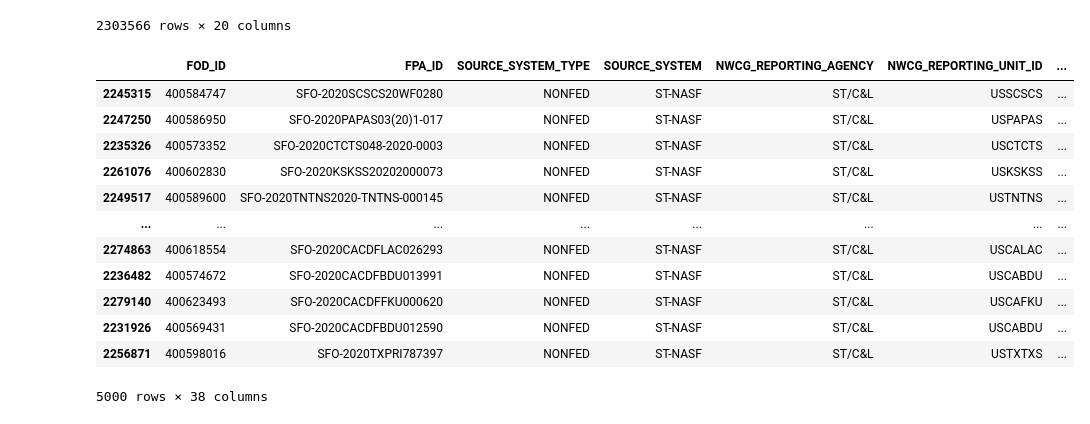
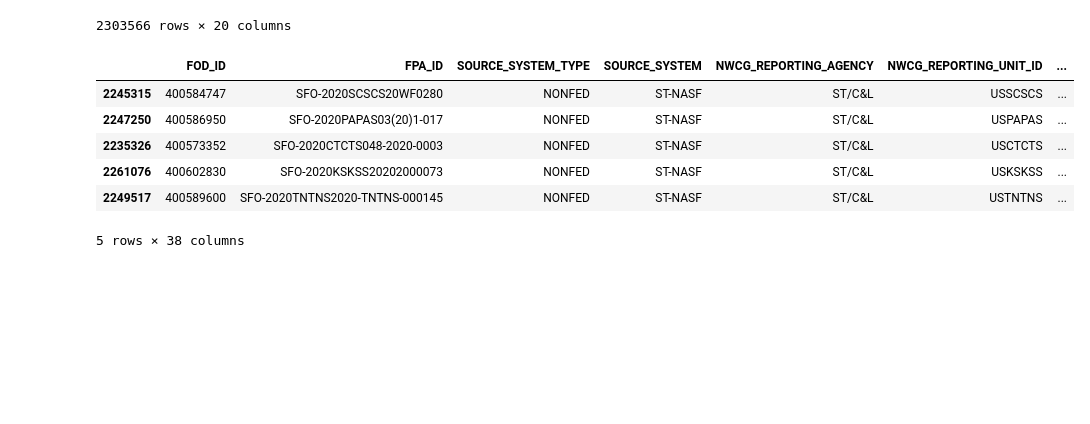
Before and after one commit to mmwitters/wildfire_visualization, a Jupyter notebook: eda.ipynb, the cells around one changed output. Saved outputs shown, nothing was run; the diff lists cells and outputs as text; code cells hidden in the pictures; blank space fills up the shorter version.

```diff
--- a/eda.ipynb
+++ b/eda.ipynb
@@ -42,22 +42,16 @@ geo_data.loc[:, 'FIRE_YEAR':]
 | 2303565 | 2020 | 11/20/2020 | 325 | 1110 | Human | Missing data/not specified/undete... | ... |
 2303566 rows × 20 columns
 # %%
-latest_fires = geo_data[geo_data['FIRE_YEAR'] == 2020].sample(n=5000, random_state=9)
-latest_fires
+latest_fires = geo_data[geo_data['FIRE_YEAR'] == 2020].sample(n=5000, random_state=9) #sample for basic wildfire visualizations
+latest_fires.head()
 # %% [output]
 |  | FOD_ID | FPA_ID | SOURCE_SYSTEM_TYPE | SOURCE_SYSTEM | NWCG_REPORTING_AGENCY | NWCG_REPORTING_UNIT_ID | ... |
 | 2245315 | 400584747 | SFO-2020SCSCS20WF0280 | NONFED | ST-NASF | ST/C&L | USSCSCS | ... |
 | 2247250 | 400586950 | SFO-2020PAPAS03(20)1-017 | NONFED | ST-NASF | ST/C&L | USPAPAS | ... |
 | 2235326 | 400573352 | SFO-2020CTCTS048-2020-0003 | NONFED | ST-NASF | ST/C&L | USCTCTS | ... |
 | 2261076 | 400602830 | SFO-2020KSKSS20202000073 | NONFED | ST-NASF | ST/C&L | USKSKSS | ... |
 | 2249517 | 400589600 | SFO-2020TNTNS2020-TNTNS-000145 | NONFED | ST-NASF | ST/C&L | USTNTNS | ... |
-| ... | ... | ... | ... | ... | ... | ... | ... |
-| 2274863 | 400618554 | SFO-2020CACDFLAC026293 | NONFED | ST-NASF | ST/C&L | USCALAC | ... |
-| 2236482 | 400574672 | SFO-2020CACDFBDU013991 | NONFED | ST-NASF | ST/C&L | USCABDU | ... |
-| 2279140 | 400623493 | SFO-2020CACDFFKU000620 | NONFED | ST-NASF | ST/C&L | USCAFKU | ... |
-| 2231926 | 400569431 | SFO-2020CACDFBDU012590 | NONFED | ST-NASF | ST/C&L | USCABDU | ... |
-| 2256871 | 400598016 | SFO-2020TXPRI787397 | NONFED | ST-NASF | ST/C&L | USTXTXS | ... |
-5000 rows × 38 columns
+5 rows × 38 columns
 # %%
 fig = px.scatter_geo(data_frame=latest_fires,
                      lat=latest_fires['LATITUDE'],
```
Also changed, not shown: parts of 2 cells of this notebook.
